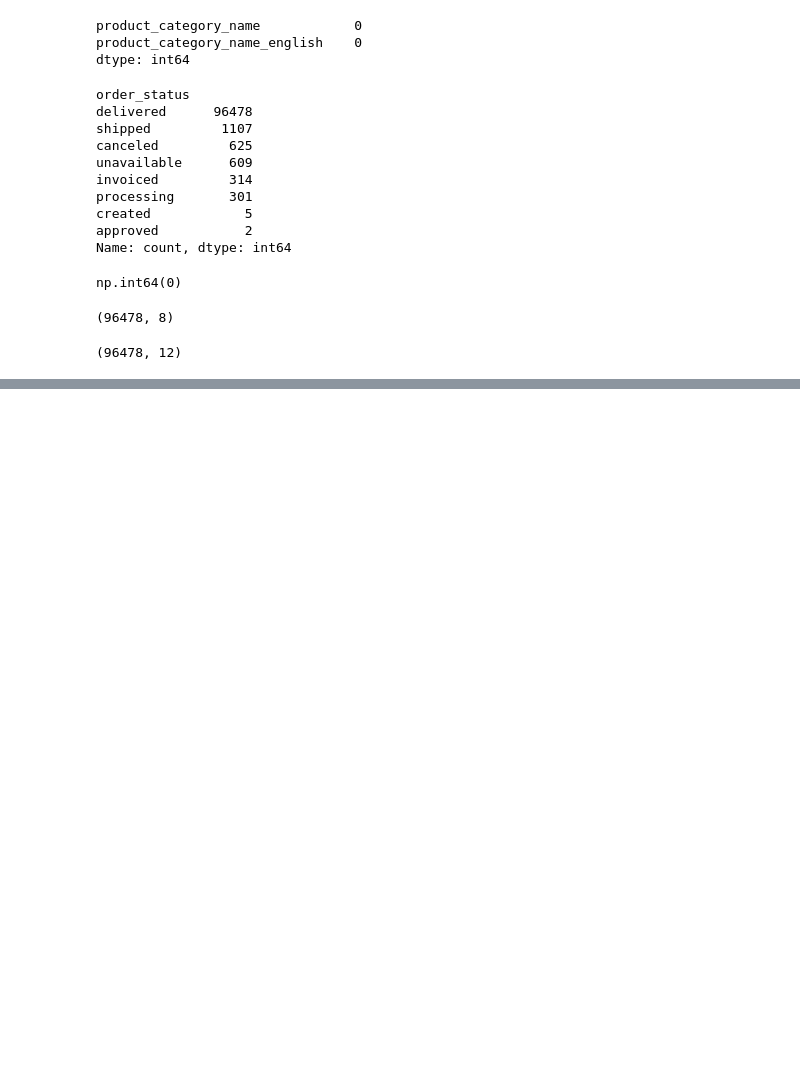
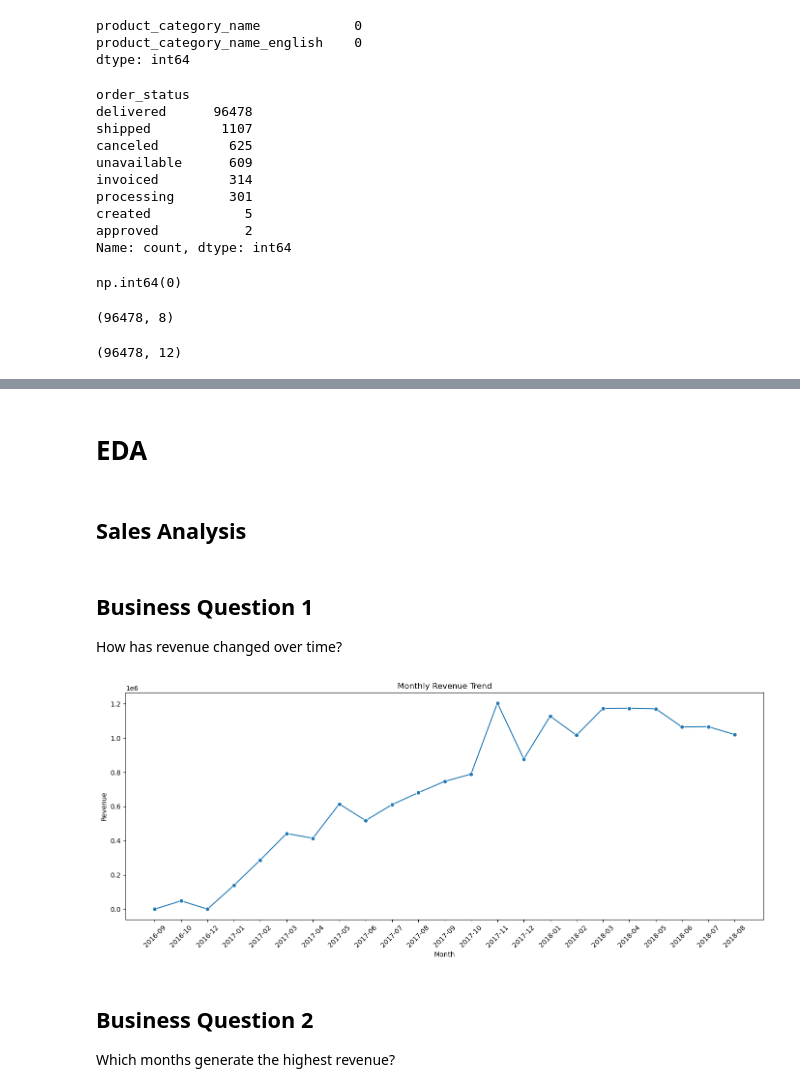
Before and after one commit to Pushpak-07/End-to-End-Brazilian-E-Commerce-Sales-Analytics, a Jupyter notebook: Python/Brazilian_Ecommerce_EDA..ipynb, the cells around one changed output, grey strips where cells are left out. Saved outputs shown, nothing was run; the diff lists cells and outputs as text; code cells hidden in the pictures; blank space fills up the shorter version.

```diff
--- a/Python/Brazilian_Ecommerce_EDA..ipynb
+++ b/Python/Brazilian_Ecommerce_EDA..ipynb
@@ -342,3 +342,5 @@ master_df = master_df.merge(
     on="order_id",
     how="left"
 )
+# %%
+master_df["Order Value"] = master_df["price"] + master_df["freight_value"]
@@ -344,0 +380,56 @@ master_df = master_df.merge(
+# %%
+master_df["Purchase Quarter"] = master_df[
+    "order_purchase_timestamp"
+].dt.quarter
+# %%
+master_df["Customer Type"] = pd.cut(
+    master_df["Order Value"],
+    bins=[0,100,300,1000,100000],
+    labels=[
+        "Low Value",
+        "Medium Value",
+        "High Value",
+        "Premium"
+    ]
+)
+# %% [markdown]
+# EDA
+# %% [markdown]
+## Sales Analysis
+# %% [markdown]
+## Business Question 1
+
+How has revenue changed over time?
+# %%
+monthly_sales = (
+    master_df.groupby(
+        master_df["order_purchase_timestamp"].dt.to_period("M")
+    )["Order Value"]
+    .sum()
+    .reset_index()
+)
+
+monthly_sales["order_purchase_timestamp"] = monthly_sales[
+    "order_purchase_timestamp"
+].astype(str)
+# %%
+plt.figure(figsize=(14,6))
+
+sns.lineplot(
+    data=monthly_sales,
+    x="order_purchase_timestamp",
+    y="Order Value",
+    marker="o"
+)
+
+plt.xticks(rotation=45)
+plt.title("Monthly Revenue Trend")
+plt.xlabel("Month")
+plt.ylabel("Revenue")
+plt.tight_layout()
+plt.show()
+# %% [output]
+[figure, added]
+# %% [markdown]
+## Business Question 2
+Which months generate the highest revenue?
```
Also changed, not shown: parts of 99 cells of this notebook.
